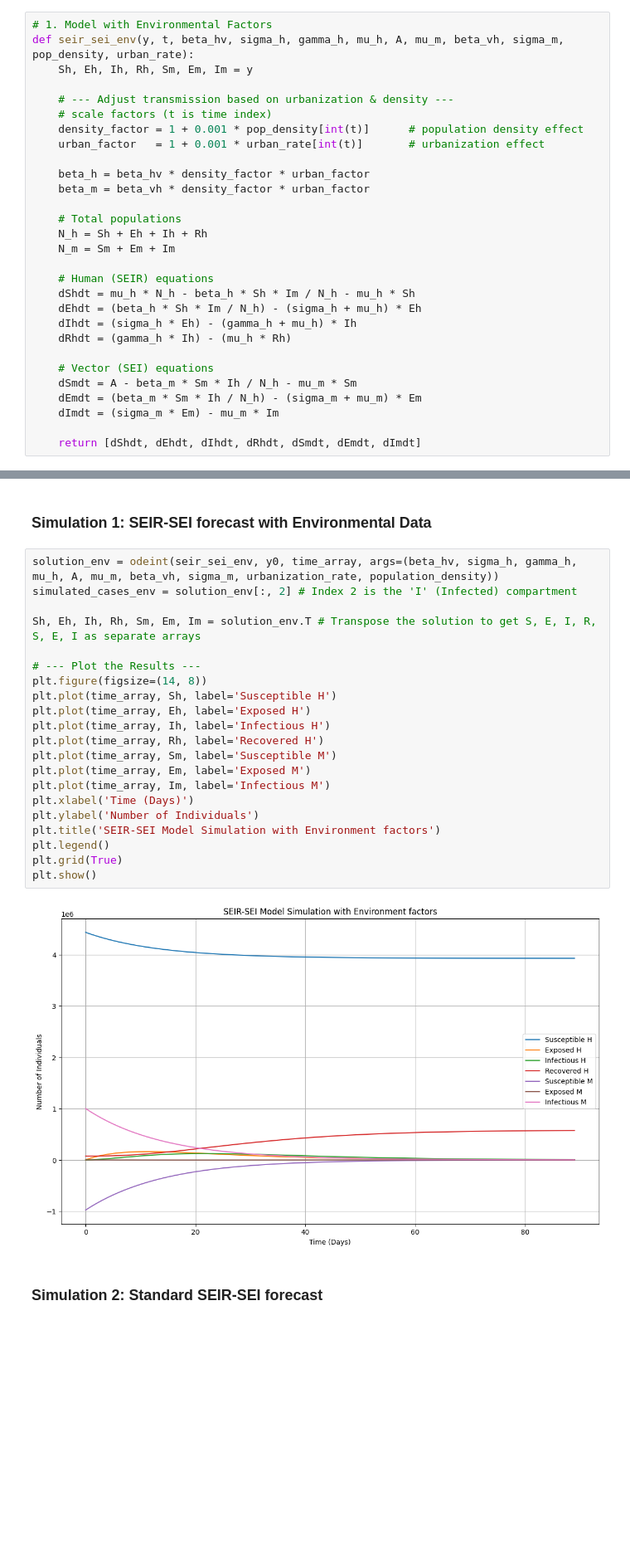
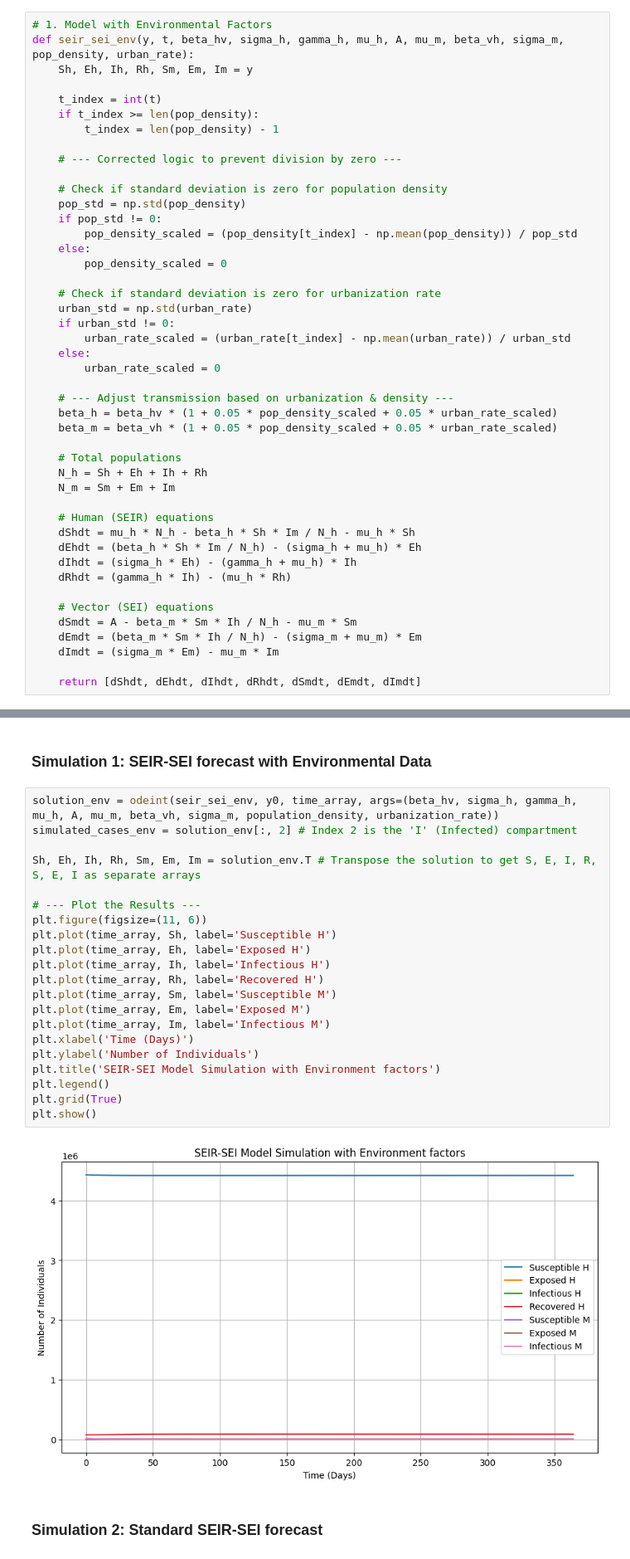
Before and after one commit to Codeit-Michael/Dengue-Case-Forecasting, a Jupyter notebook: 10yrData_Descriptive_Analysis/forecasting/sop2.ipynb, the cells around one changed output, grey strips where cells are left out. Shown at 83% size. Drawn from its saved outputs; the diff is of its cells as text; blank space fills up the shorter version.

```diff
--- a/10yrData_Descriptive_Analysis/forecasting/sop2.ipynb
+++ b/10yrData_Descriptive_Analysis/forecasting/sop2.ipynb
@@ -16,13 +16,29 @@ import matplotlib.pyplot as plt
 def seir_sei_env(y, t, beta_hv, sigma_h, gamma_h, mu_h, A, mu_m, beta_vh, sigma_m, pop_density, urban_rate):
     Sh, Eh, Ih, Rh, Sm, Em, Im = y
 
+    t_index = int(t)
+    if t_index >= len(pop_density):
+        t_index = len(pop_density) - 1
+
+    # --- Corrected logic to prevent division by zero ---
+
+    # Check if standard deviation is zero for population density
+    pop_std = np.std(pop_density)
+    if pop_std != 0:
+        pop_density_scaled = (pop_density[t_index] - np.mean(pop_density)) / pop_std
+    else:
+        pop_density_scaled = 0
+
+    # Check if standard deviation is zero for urbanization rate
+    urban_std = np.std(urban_rate)
+    if urban_std != 0:
+        urban_rate_scaled = (urban_rate[t_index] - np.mean(urban_rate)) / urban_std
+    else:
+        urban_rate_scaled = 0
+
     # --- Adjust transmission based on urbanization & density ---
-    # scale factors (t is time index)
-    density_factor = 1 + 0.001 * pop_density[int(t)]      # population density effect
-    urban_factor   = 1 + 0.001 * urban_rate[int(t)]       # urbanization effect
-
-    beta_h = beta_hv * density_factor * urban_factor
-    beta_m = beta_vh * density_factor * urban_factor
+    beta_h = beta_hv * (1 + 0.05 * pop_density_scaled + 0.05 * urban_rate_scaled)
+    beta_m = beta_vh * (1 + 0.05 * pop_density_scaled + 0.05 * urban_rate_scaled)
 
     # Total populations
     N_h = Sh + Eh + Ih + Rh
@@ -150,28 +144,28 @@ for i in range(len(monthly_ave_urbanization)):
 # %% [markdown]
 ### Simulation 1: SEIR-SEI forecast with Environmental Data
 # %%
-solution_env = odeint(seir_sei_env, y0, time_array, args=(beta_hv, sigma_h, gamma_h, mu_h, A, mu_m, beta_vh, sigma_m, urbanization_rate, population_density))
+solution_env = odeint(seir_sei_env, y0, time_array, args=(beta_hv, sigma_h, gamma_h, mu_h, A, mu_m, beta_vh, sigma_m, population_density, urbanization_rate))
 simulated_cases_env = solution_env[:, 2] # Index 2 is the 'I' (Infected) compartment
 
 Sh, Eh, Ih, Rh, Sm, Em, Im = solution_env.T # Transpose the solution to get S, E, I, R, S, E, I as separate arrays
 
 # --- Plot the Results ---
-plt.figure(figsize=(14, 8))
+plt.figure(figsize=(11, 6))
 plt.plot(time_array, Sh, label='Susceptible H')
 plt.plot(time_array, Eh, label='Exposed H')
 plt.plot(time_array, Ih, label='Infectious H')
 plt.plot(time_array, Rh, label='Recovered H')
 plt.plot(time_array, Sm, label='Susceptible M')
 plt.plot(time_array, Em, label='Exposed M')
 plt.plot(time_array, Im, label='Infectious M')
 plt.xlabel('Time (Days)')
 plt.ylabel('Number of Individuals')
 plt.title('SEIR-SEI Model Simulation with Environment factors')
 plt.legend()
 plt.grid(True)
 plt.show()
 # %% [output]
-[figure, old version]
+[figure, new version]
 # %% [markdown]
 ### Simulation 2: Standard SEIR-SEI forecast
 # %%
```
Also changed, not shown: parts of 5 cells of this notebook, 3 other files.
